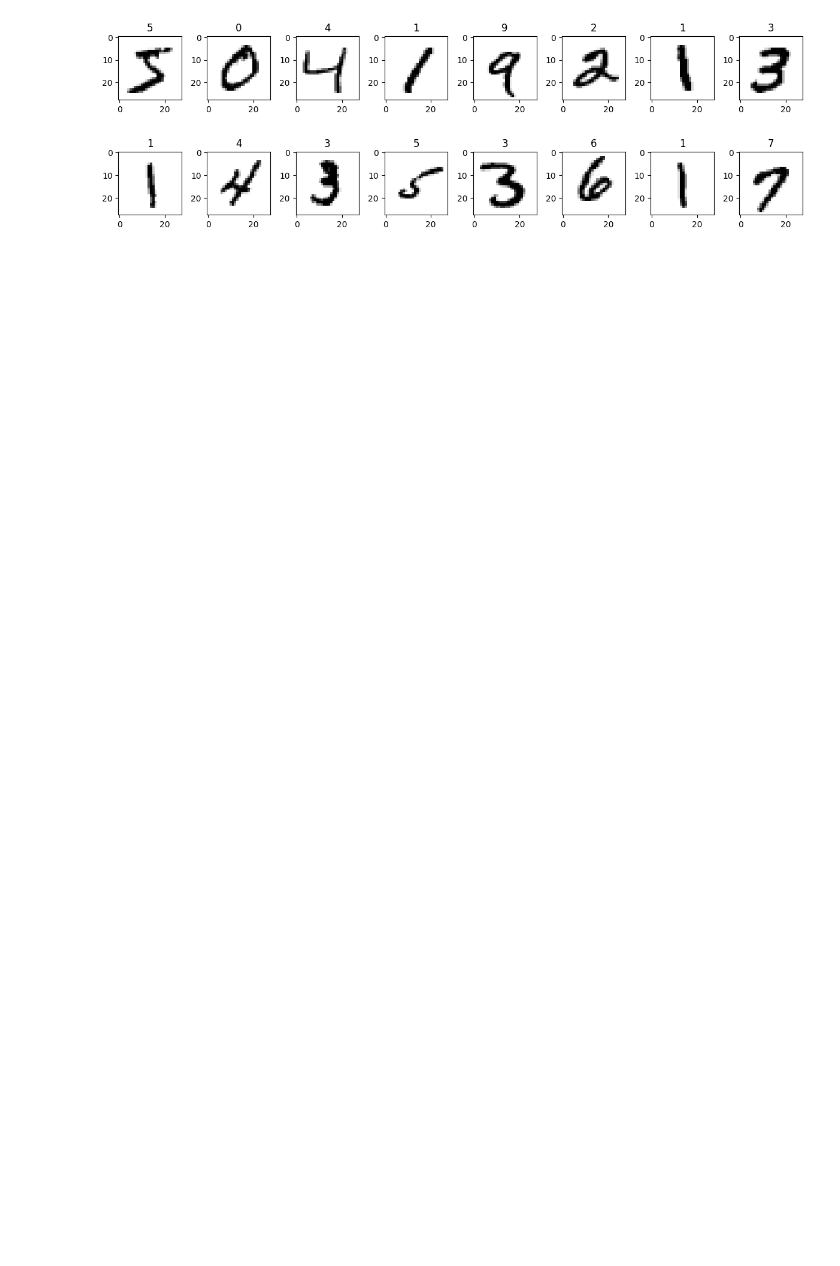
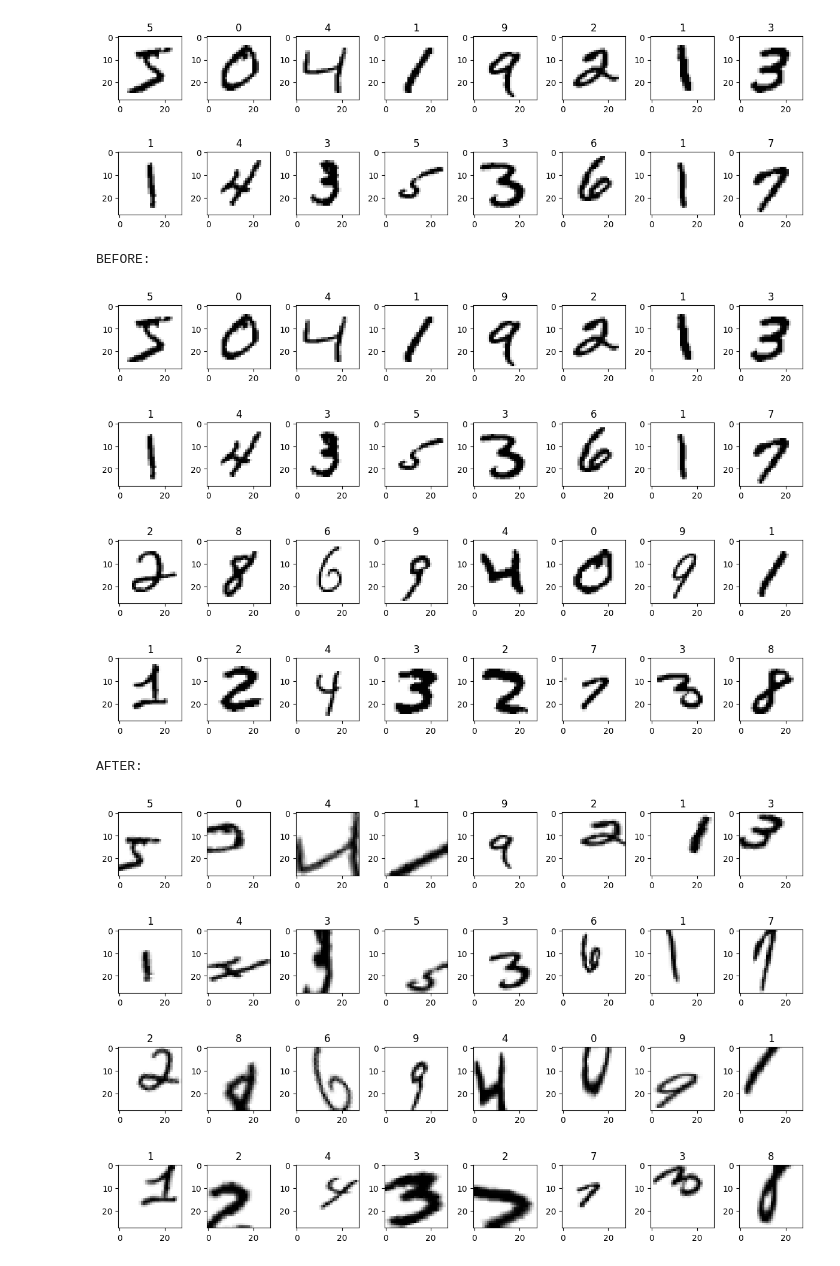
Before and after one commit to Federico-Vichachi/handwritten-digit-recognition, a Jupyter notebook: main.ipynb, the cells around one changed output. Drawn from its saved outputs; the diff is of its cells as text; code cells hidden in the pictures; blank space fills up the shorter version.

Commit message:
Transformations are applied to increase data and the before and after are shown

```diff
--- a/main.ipynb
+++ b/main.ipynb
@@ -56,3 +56,50 @@ plt.tight_layout()
 plt.show()
 # %% [output]
 [figure]
+# %%
+# Apply various transformations to augment the training data for better generalization
+# The transformations include rotation, width and height shift, shear, and zoom
+gendata = ImageDataGenerator(
+    rotation_range=30,
+    width_shift_range=0.25,
+    height_shift_range=0.25,
+    shear_range=15,
+    zoom_range=[0.5, 1.5]
+)
+
+# Fit the image data generator on the training set
+gendata.fit(training_X)
+# %%
+# Define the number of rows and columns for subplot arrangement
+rows = 4
+columns = 8
+num = rows * columns
+
+# Display original images before augmentation
+print('BEFORE:\n')
+fig1, axes1 = plt.subplots(rows, columns, figsize=(1.5 * columns, 2 * rows))
+for i in range(num):
+    ax = axes1[i // columns, i % columns]
+    ax.imshow(training_X[i].reshape(28, 28), cmap='gray_r')
+    label = np.argmax(training_y[i])
+    ax.set_title(f'{label}')
+plt.tight_layout()
+plt.show()
+
+# Display augmented images after applying transformations
+print('AFTER:\n')
+fig2, axes2 = plt.subplots(rows, columns, figsize=(1.5 * columns, 2 * rows))
+for X, y in gendata.flow(training_X, training_y.reshape(training_y.shape[0], 10), batch_size=num, shuffle=False):
+    for i in range(0, num):
+        ax = axes2[i // columns, i % columns]
+        ax.imshow(X[i].reshape(28, 28), cmap='gray_r')
+        label = int(np.argmax(y[i]))
+        ax.set_title(f'{label}')
+    break
+plt.tight_layout()
+plt.show()
+# %% [output]
+BEFORE:
+[figure, added]
+AFTER:
+[figure, added]
```
